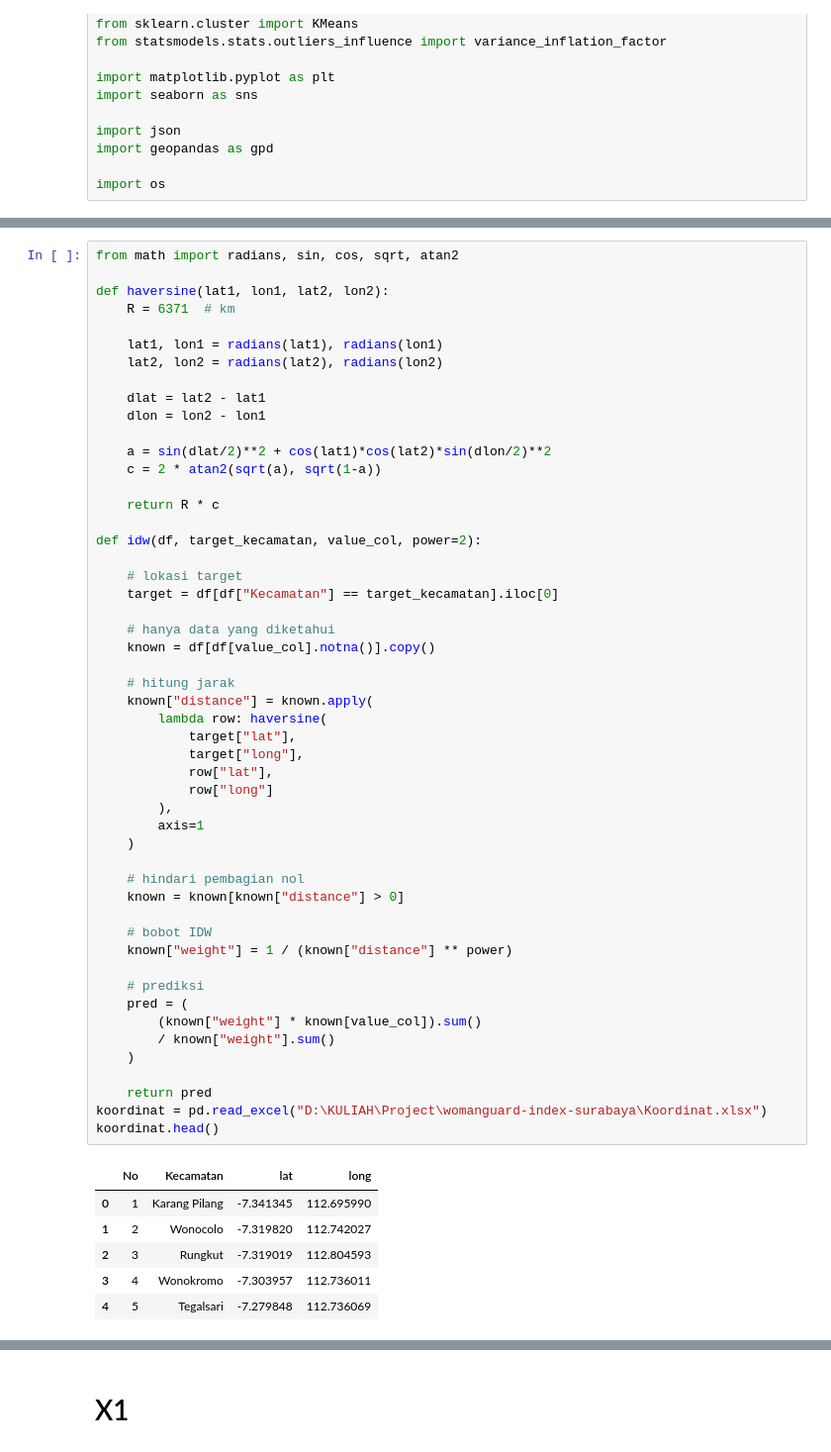
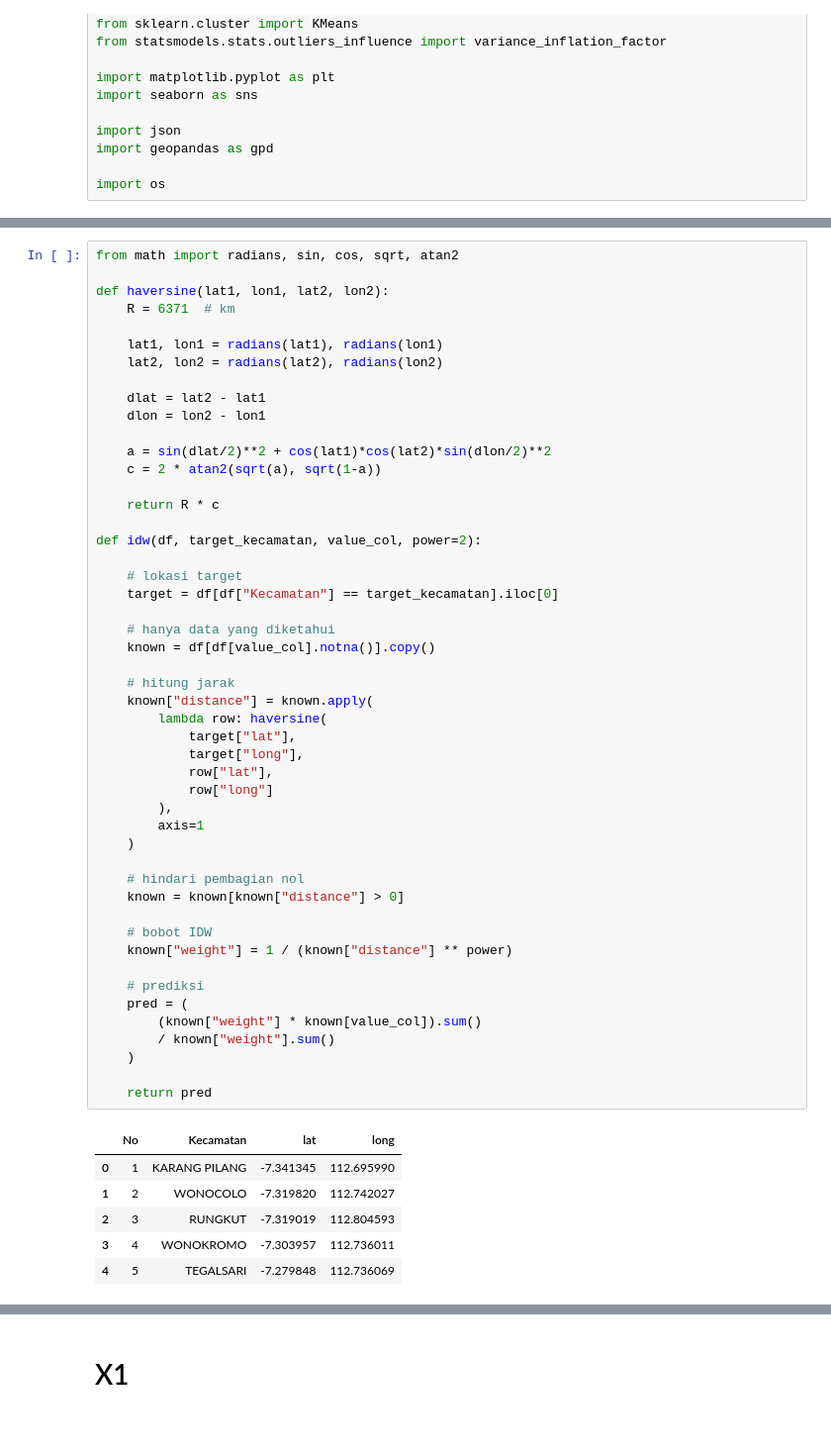
Before and after one commit to difta11/womanguard-index-surabaya, a Jupyter notebook: wgi_new_var.ipynb, the cells around one changed output, grey strips where cells are left out. Shown at 99% size. Cells and saved outputs as stored; diff of their text form.

```diff
--- a/wgi_new_var.ipynb
+++ b/wgi_new_var.ipynb
@@ -95,37 +95,35 @@ def idw(df, target_kecamatan, value_col, power=2):
 
     # hanya data yang diketahui
     known = df[df[value_col].notna()].copy()
 
     # hitung jarak
     known["distance"] = known.apply(
         lambda row: haversine(
             target["lat"],
             target["long"],
             row["lat"],
             row["long"]
         ),
         axis=1
     )
 
     # hindari pembagian nol
     known = known[known["distance"] > 0]
 
     # bobot IDW
     known["weight"] = 1 / (known["distance"] ** power)
 
     # prediksi
     pred = (
         (known["weight"] * known[value_col]).sum()
         / known["weight"].sum()
     )
 
     return pred
-koordinat = pd.read_excel("D:\KULIAH\Project\womanguard-index-surabaya\Koordinat.xlsx")
-koordinat.head()
 # %% [output]
 |  | No | Kecamatan | lat | long |
-| 0 | 1 | Karang Pilang | -7.341345 | 112.695990 |
-| 1 | 2 | Wonocolo | -7.319820 | 112.742027 |
-| 2 | 3 | Rungkut | -7.319019 | 112.804593 |
-| 3 | 4 | Wonokromo | -7.303957 | 112.736011 |
-| 4 | 5 | Tegalsari | -7.279848 | 112.736069 |
+| 0 | 1 | KARANG PILANG | -7.341345 | 112.695990 |
+| 1 | 2 | WONOCOLO | -7.319820 | 112.742027 |
+| 2 | 3 | RUNGKUT | -7.319019 | 112.804593 |
+| 3 | 4 | WONOKROMO | -7.303957 | 112.736011 |
+| 4 | 5 | TEGALSARI | -7.279848 | 112.736069 |
```
Also changed, not shown: parts of 44 cells of this notebook, 29 other files.
